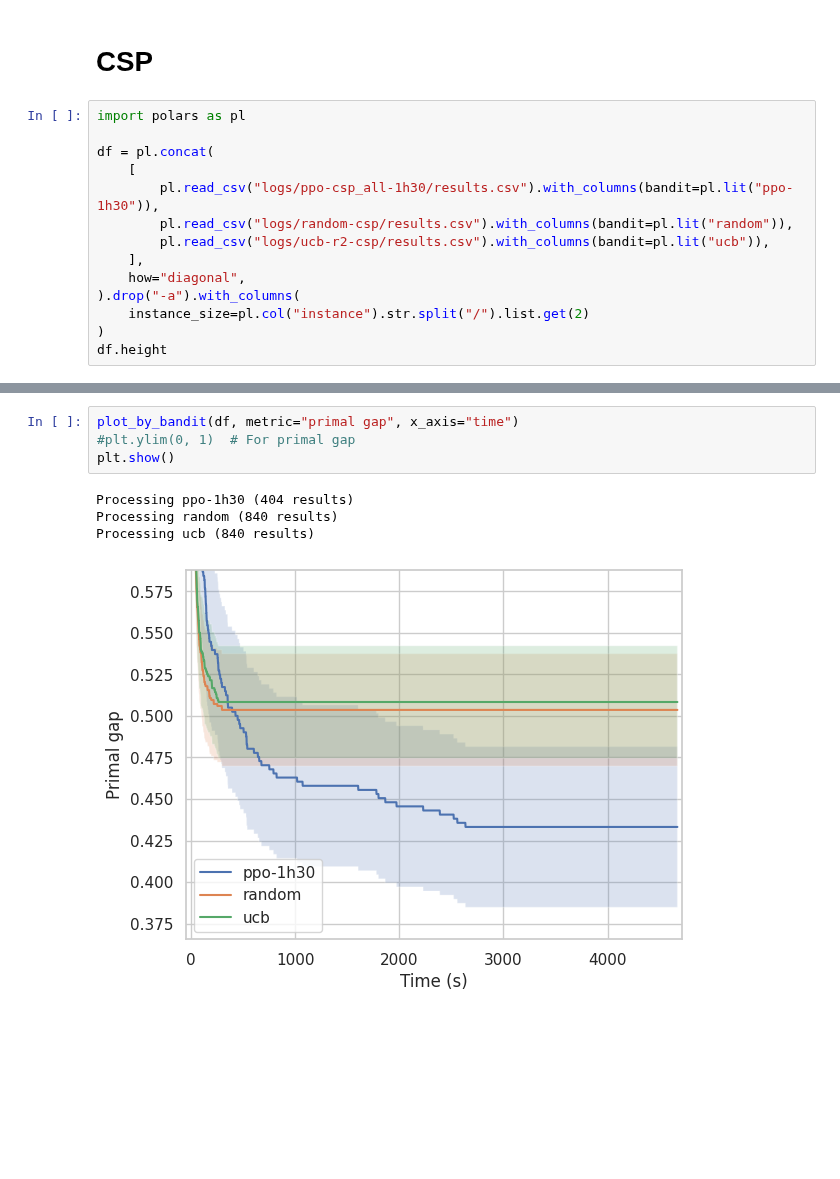
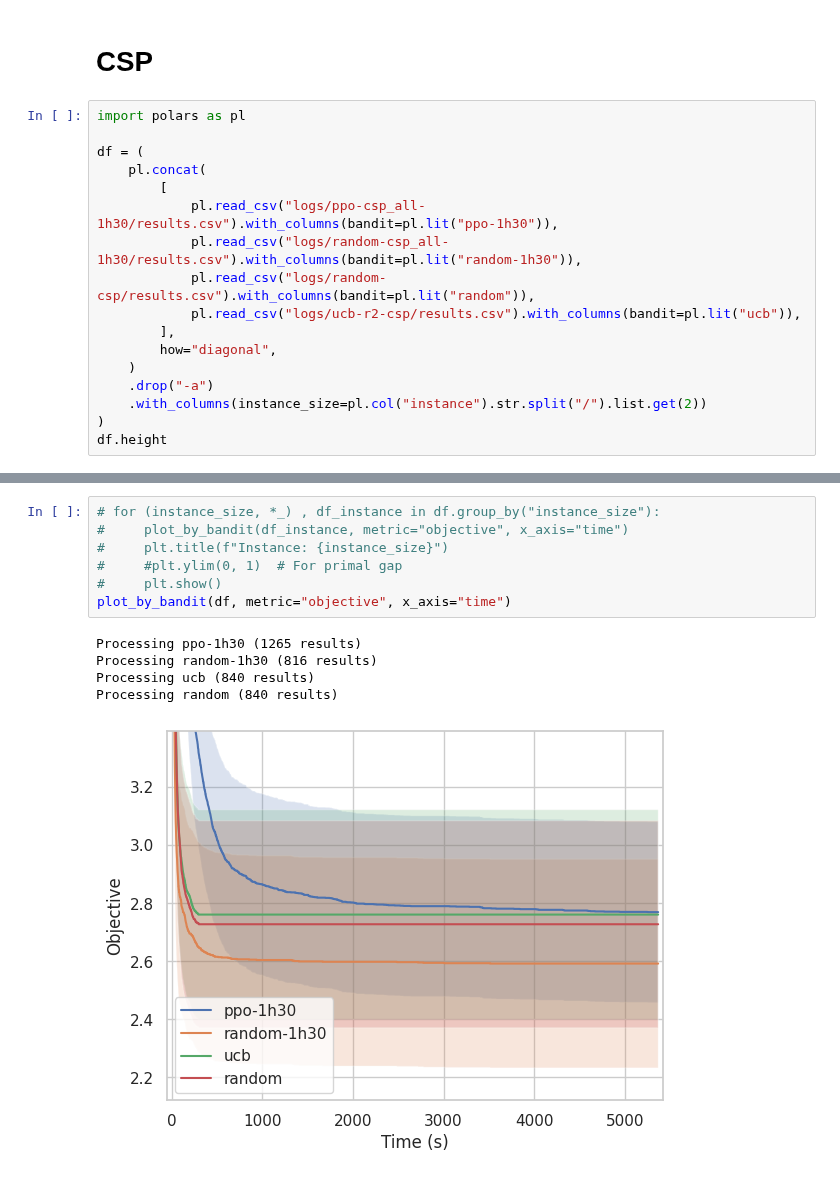
Before and after one commit to oscar-lib/LearningForOptimizing, a Jupyter notebook: plots.ipynb, the cells around one changed output, grey strips where cells are left out. Drawn from its saved outputs; the diff is of its cells as text; blank space fills up the shorter version.

```diff
--- a/plots.ipynb
+++ b/plots.ipynb
@@ -80,15 +80,18 @@ def plot_by_bandit(
 # %%
 import polars as pl
 
-df = pl.concat(
-    [
-        pl.read_csv("logs/ppo-csp_all-1h30/results.csv").with_columns(bandit=pl.lit("ppo-1h30")),
-        pl.read_csv("logs/random-csp/results.csv").with_columns(bandit=pl.lit("random")),
-        pl.read_csv("logs/ucb-r2-csp/results.csv").with_columns(bandit=pl.lit("ucb")),
-    ],
-    how="diagonal",
-).drop("-a").with_columns(
-    instance_size=pl.col("instance").str.split("/").list.get(2)
+df = (
+    pl.concat(
+        [
+            pl.read_csv("logs/ppo-csp_all-1h30/results.csv").with_columns(bandit=pl.lit("ppo-1h30")),
+            pl.read_csv("logs/random-csp_all-1h30/results.csv").with_columns(bandit=pl.lit("random-1h30")),
+            pl.read_csv("logs/random-csp/results.csv").with_columns(bandit=pl.lit("random")),
+            pl.read_csv("logs/ucb-r2-csp/results.csv").with_columns(bandit=pl.lit("ucb")),
+        ],
+        how="diagonal",
+    )
+    .drop("-a")
+    .with_columns(instance_size=pl.col("instance").str.split("/").list.get(2))
 )
 df.height
 # %% [output]
@@ -104,9 +107,13 @@ sns.boxplot(data=df, x="instance_size", y="bestObj", hue="bandit")
 # %%
-plot_by_bandit(df, metric="primal gap", x_axis="time")
-#plt.ylim(0, 1)  # For primal gap
-plt.show()
+# for (instance_size, *_) , df_instance in df.group_by("instance_size"):
+#     plot_by_bandit(df_instance, metric="objective", x_axis="time")
+#     plt.title(f"Instance: {instance_size}")
+#     #plt.ylim(0, 1)  # For primal gap
+#     plt.show()
+plot_by_bandit(df, metric="objective", x_axis="time")
 # %% [output]
-Processing ppo-1h30 (404 results)
+Processing ppo-1h30 (1265 results)
+Processing random-1h30 (816 results)
+Processing ucb (840 results)
 Processing random (840 results)
-Processing ucb (840 results)
-[figure, old version]
+[figure, new version]
```
Also changed, not shown: parts of 4 cells of this notebook, 5 other files.
